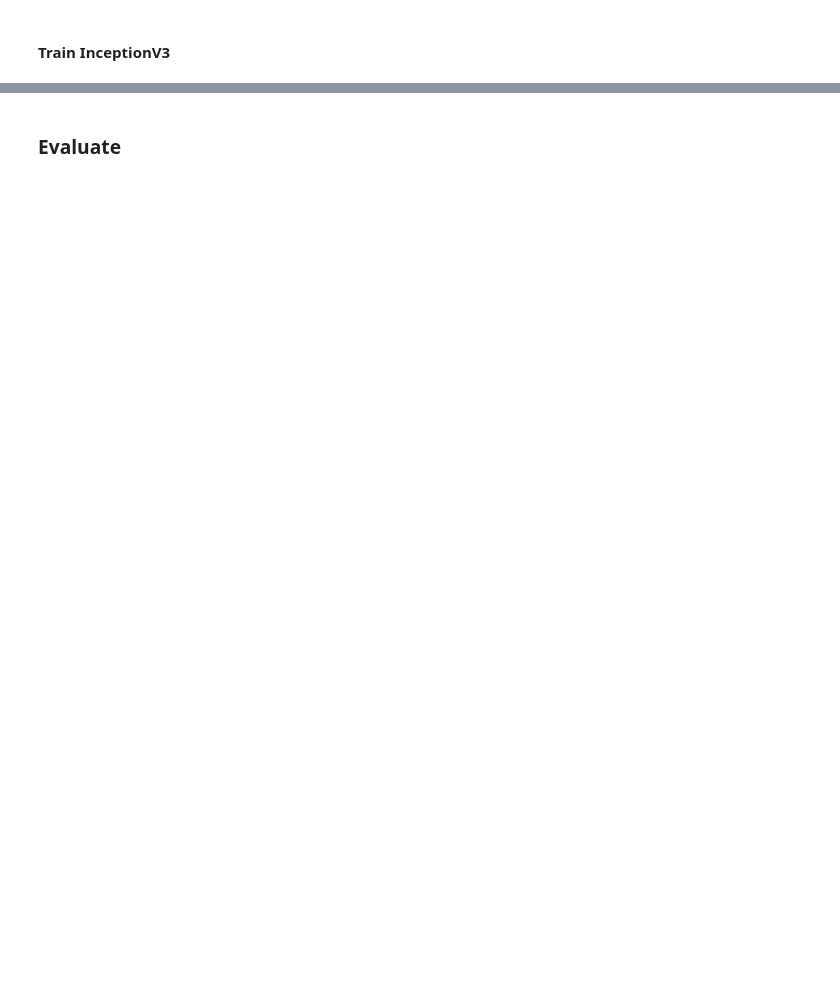
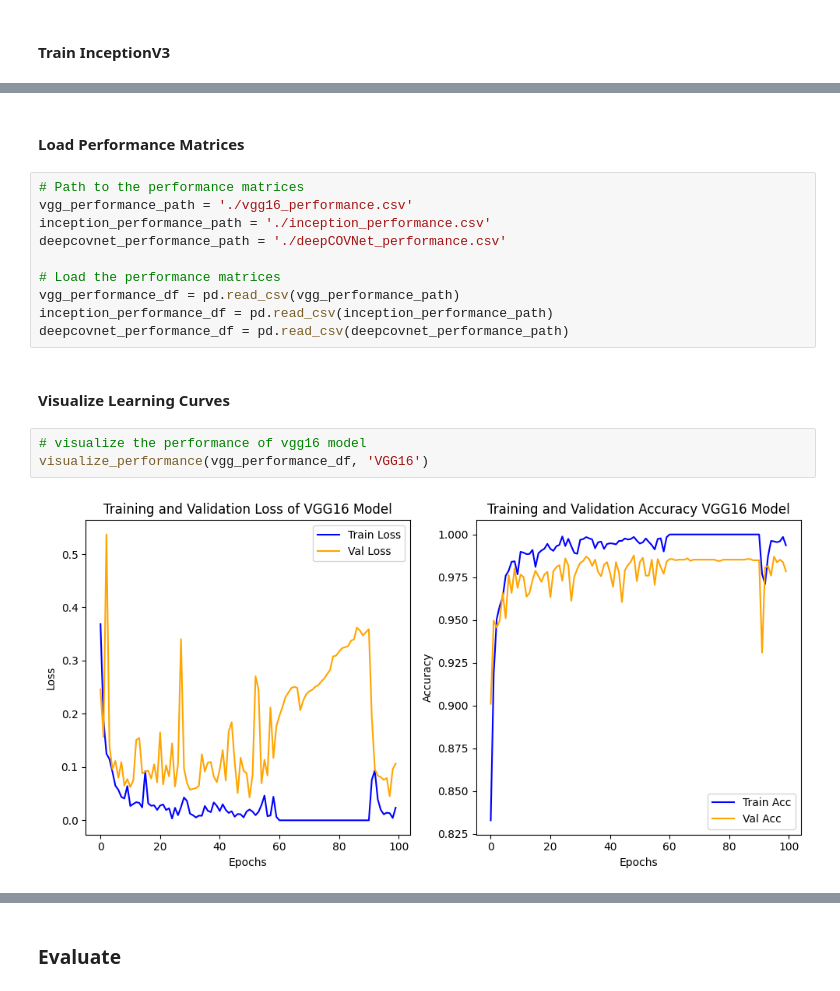
Before and after one commit to armyza2540/COVID-19-Prediction-using-CXR-Images, a Jupyter notebook: covid_prediction.ipynb, the cells around one changed output, grey strips where cells are left out. Cells and saved outputs as stored; diff of their text form; blank space fills up the shorter version.

```diff
--- a/covid_prediction.ipynb
+++ b/covid_prediction.ipynb
@@ -533,0 +664,19 @@ Epoch [10/100] Loss: 0.0126, Acc: 0.9952 | Val Loss: 0.0578, Val Acc: 0.9842
+# %% [markdown]
+#### Load Performance Matrices
+# %%
+# Path to the performance matrices
+vgg_performance_path = './vgg16_performance.csv'
+inception_performance_path = './inception_performance.csv'
+deepcovnet_performance_path = './deepCOVNet_performance.csv'
+
+# Load the performance matrices
+vgg_performance_df = pd.read_csv(vgg_performance_path)
+inception_performance_df = pd.read_csv(inception_performance_path)
+deepcovnet_performance_df = pd.read_csv(deepcovnet_performance_path)
+# %% [markdown]
+#### Visualize Learning Curves
+# %%
+# visualize the performance of vgg16 model
+visualize_performance(vgg_performance_df, 'VGG16')
+# %% [output]
+[figure, added]
```
Also changed, not shown: parts of 51 cells of this notebook.
